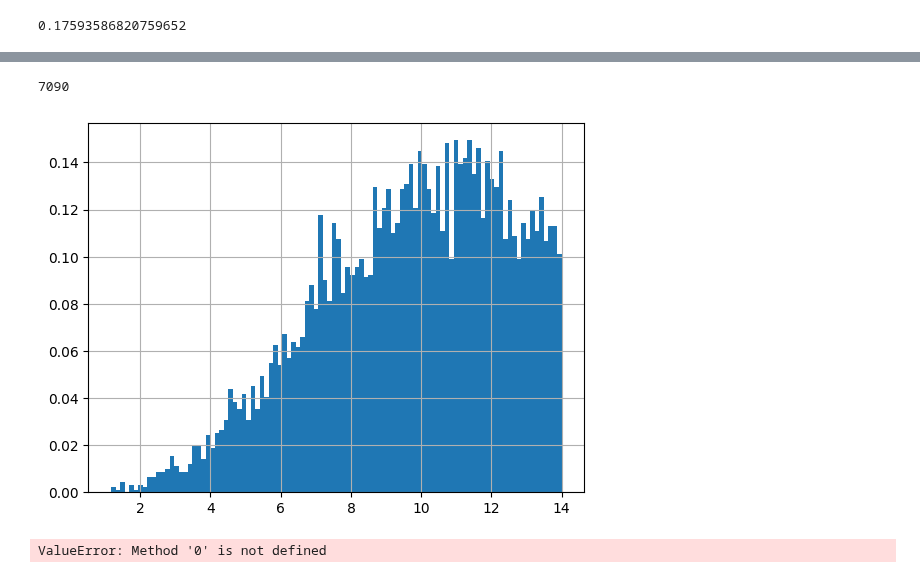
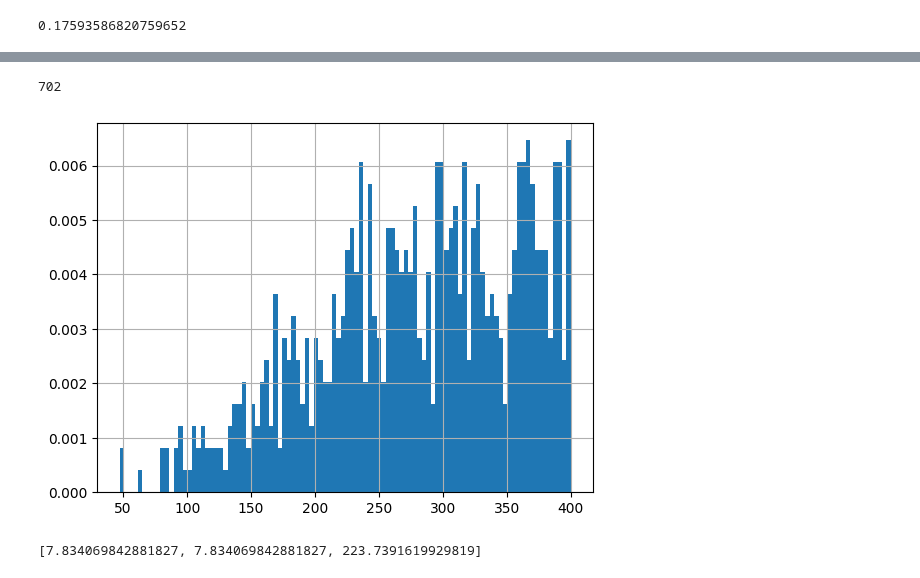
Before and after one commit to benfox4543/YB-zeeman-slower, a Jupyter notebook: 2d_mot.ipynb, the cells around one changed output, grey strips where cells are left out. Saved outputs shown, nothing was run; the diff lists cells and outputs as text; code cells hidden in the pictures.

```diff
--- a/2d_mot.ipynb
+++ b/2d_mot.ipynb
@@ -199,18 +192,18 @@ rateeq = pylcp.rateeq(laserBeams, linGrad, hamiltonian_D2, include_mag_forces=Fa
 # %%
 position = np.linspace(-0.4,0.4,20)
 max_force = []
-for i in position:
-    vc = x0/t0*1/(100)
-    Fc = cts.hbar*klab*gammalab
-    x = np.arange(-5, 5, 0.5)/x0
-    y = np.arange(-5, 5, 0.5)/x0
-    Z = np.arange(-5, 5, 0.5)/x0
-    v = np.arange(-150, 150, 30)/vc
+#for i in position:
+vc = x0/t0*1/(100)
+Fc = cts.hbar*klab*gammalab
+x = np.arange(-5, 5, 0.05)/x0
+y = np.arange(-5, 5, 0.05)/x0
+Z = np.arange(-5, 5, 0.5)/x0
+v = np.arange(-150, 150, 30)/vc
 
-    V, X,Y,Z = np.meshgrid(v,x,y,z)
+V, X,Y,Z = np.meshgrid(v,x,y,z)
 
-    Rvec = np.array([X, Y,Z])
-    Vvec = np.array([np.zeros(V.shape),V, np.zeros(V.shape)])
-    rateeq.generate_force_profile(Rvec, Vvec, name='Fz', progress_bar=True)
-    max_force.append(max(rateeq.profile['Fz'].F[1][90]*Fc))
+Rvec = np.array([1, 1,1])
+Vvec = np.array([1,10, 1])
+rateeq.generate_force_profile(Rvec, Vvec, name='Fz', progress_bar=True)
+print(rateeq.profile['Fz'].F[1])
 # %% [output]
@@ -305,14 +261,22 @@ maxwell_boltzmann = MaxwellBoltzmann(a=0, name="Maxwell-Boltzmann")
 # %%
-size = 10000# Number of samples
+size = 1000# Number of samples
 velocities = maxwell_boltzmann.rvs(size=size)
-velocities = [np.tan(35e-3)*i for i in velocities if i < 400]
+velocities = velocities[velocities < 400]
+velocities_t = [np.tan(35e-3)*i for i in velocities if i < 400]
+v_0 = []
+for i in range(len(velocities)):
+    v_0.append([velocities_t[i],velocities_t[i],velocities[i]])
 # Display the sampled velocities
 print(len(velocities))
 plt.hist(velocities, bins=100, density=True)
 plt.grid()
 # %% [output]
-7090
+702
-[figure, old version]
+[figure, new version]
+# %%
+v_0[0]
+# %% [output]
+[7.834069842881827, 7.834069842881827, 223.7391619929819]
 # %%
 
 
@@ -348,12 +330,0 @@ def simulate_trajectory(v_0, t_span,a, mass_lab):
-# %%
-t_max = 0.05
-t_span =  np.linspace(0, t_max, 100000)
-theta = 37e-3
-f = rateeq.profile['Fz'].F[1]*Fc
-#for key in force_profiles:
-f_interp = RegularGridInterpolator((np.array(v)*vc,np.array(x)*x0/100),f,method='linear')
-
-for  i in velocities:
-    v_t,y_t,t = simulate_trajectory(i,t_span,f_interp, mass_lab)
-# %% [output]
-ValueError: Method '0' is not defined
```
Also changed, not shown: parts of 10 cells of this notebook.
